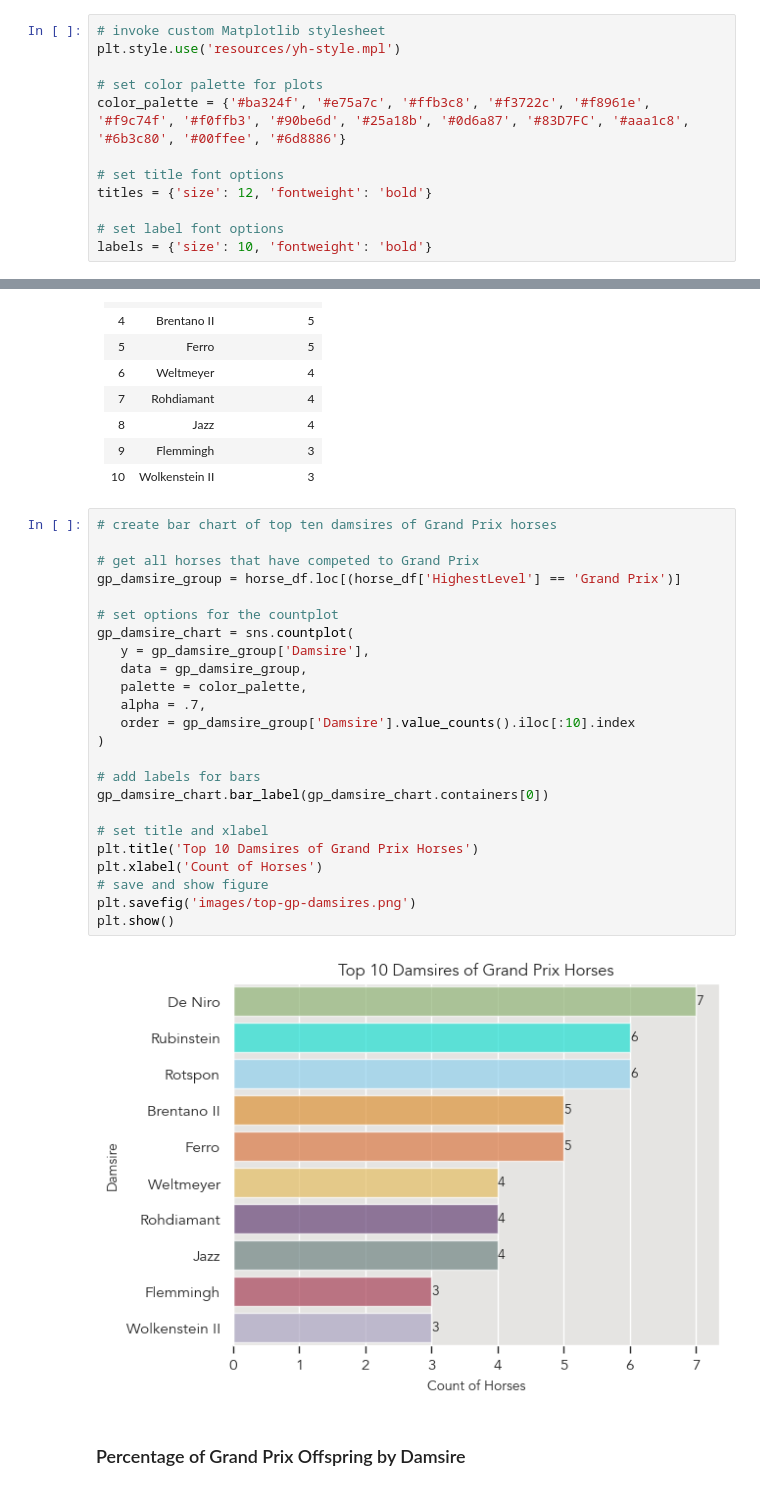
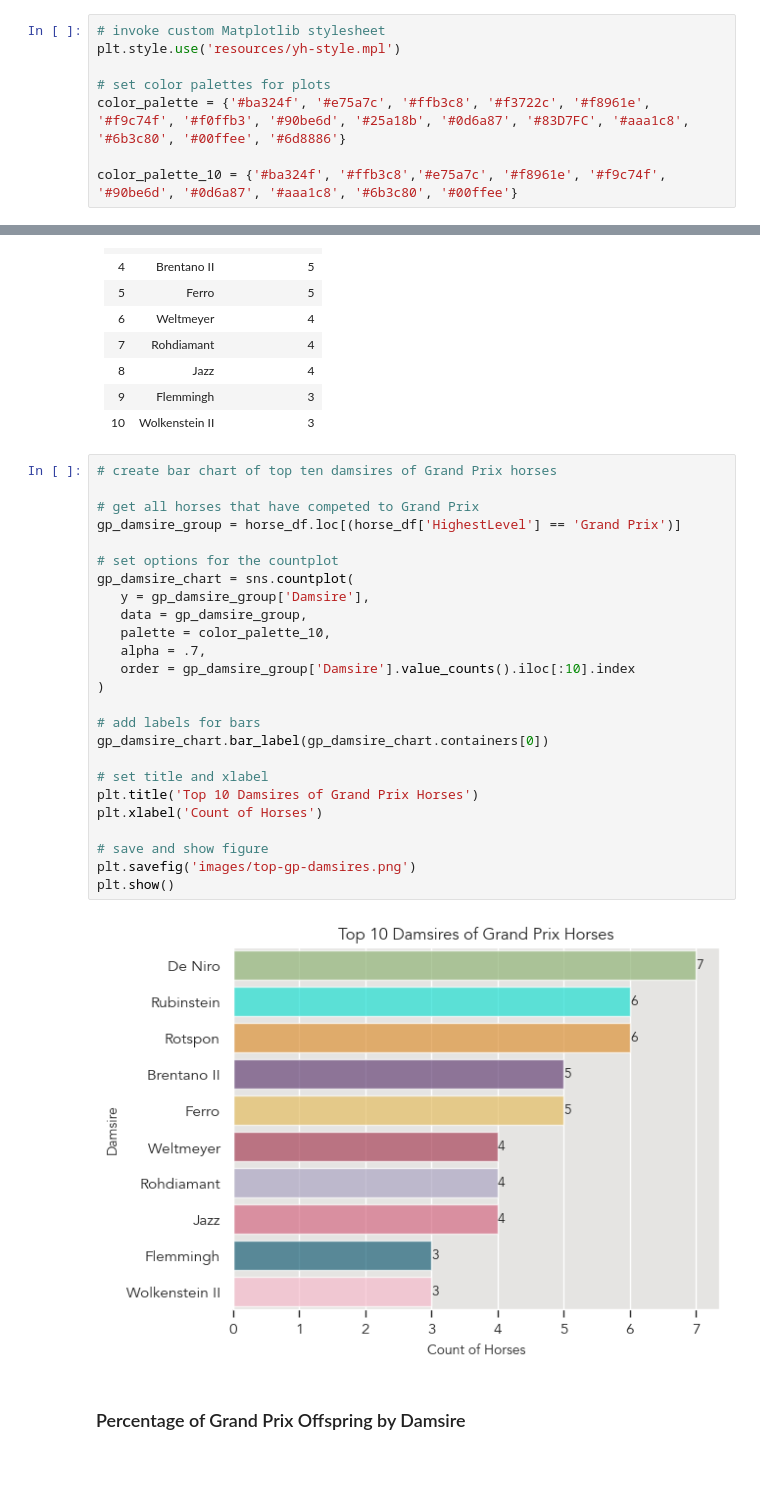
Before and after one commit to siobyrne/young-dressage-horse-program-analysis, a Jupyter notebook: younghorse.ipynb, the cells around one changed output, grey strips where cells are left out. Cells and saved outputs as stored; diff of their text form.

```diff
--- a/younghorse.ipynb
+++ b/younghorse.ipynb
@@ -15,14 +15,10 @@ import seaborn as sns
 # invoke custom Matplotlib stylesheet
 plt.style.use('resources/yh-style.mpl')
 
-# set color palette for plots
+# set color palettes for plots
 color_palette = {'#ba324f', '#e75a7c', '#ffb3c8', '#f3722c', '#f8961e', '#f9c74f', '#f0ffb3', '#90be6d', '#25a18b', '#0d6a87', '#83D7FC', '#aaa1c8', '#6b3c80', '#00ffee', '#6d8886'}
 
-# set title font options
-titles = {'size': 12, 'fontweight': 'bold'}
-
-# set label font options
-labels = {'size': 10, 'fontweight': 'bold'}
+color_palette_10 = {'#ba324f', '#ffb3c8','#e75a7c', '#f8961e', '#f9c74f', '#90be6d', '#0d6a87', '#aaa1c8', '#6b3c80', '#00ffee'}
 # %% [markdown]
 ## Load Files
 The data is divided into two files, one for championship results, one for information on each participating horse.
@@ -1450,29 +1518,30 @@ gp_damsires.columns = ['Damsire', 'Count of Horses']
 # %%
 # create bar chart of top ten damsires of Grand Prix horses
 
 # get all horses that have competed to Grand Prix
 gp_damsire_group = horse_df.loc[(horse_df['HighestLevel'] == 'Grand Prix')]
 
 # set options for the countplot
 gp_damsire_chart = sns.countplot(
    y = gp_damsire_group['Damsire'],
    data = gp_damsire_group,
-   palette = color_palette,
+   palette = color_palette_10,
    alpha = .7,
    order = gp_damsire_group['Damsire'].value_counts().iloc[:10].index
 )
 
 # add labels for bars
 gp_damsire_chart.bar_label(gp_damsire_chart.containers[0])
 
 # set title and xlabel
 plt.title('Top 10 Damsires of Grand Prix Horses')
 plt.xlabel('Count of Horses')
+
 # save and show figure
 plt.savefig('images/top-gp-damsires.png')
 plt.show()
 # %% [output]
-[figure, old version]
+[figure, new version]
 # %% [markdown]
 ### Percentage of Grand Prix Offspring by Damsire
 # %%
```
Also changed, not shown: parts of 32 cells of this notebook, 19 other files.
